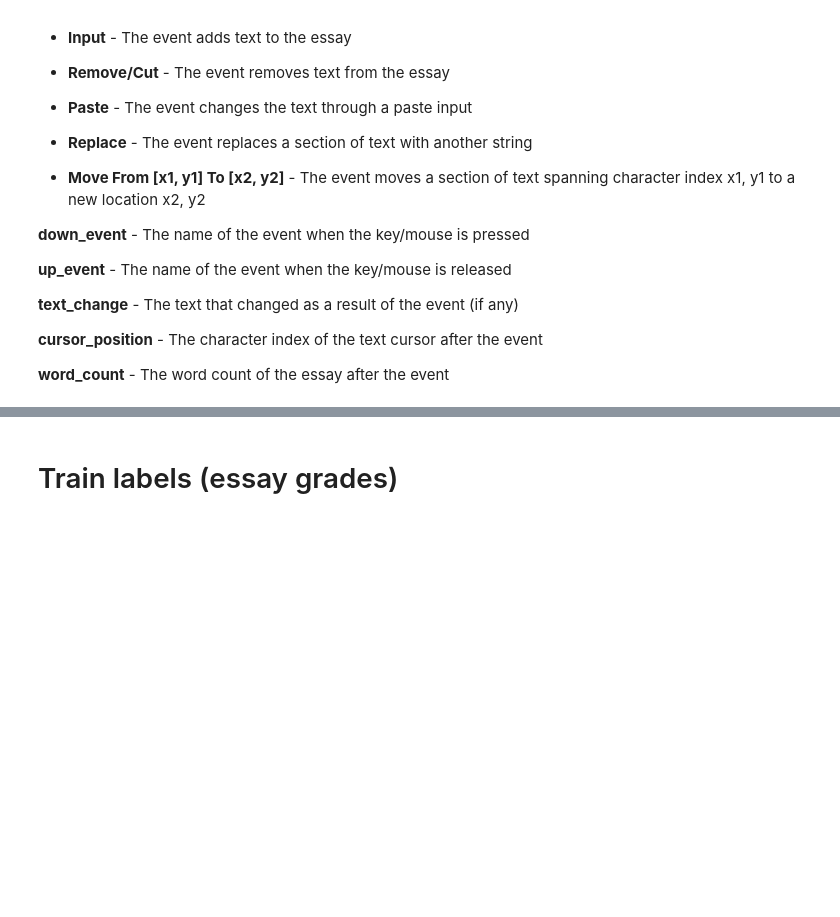
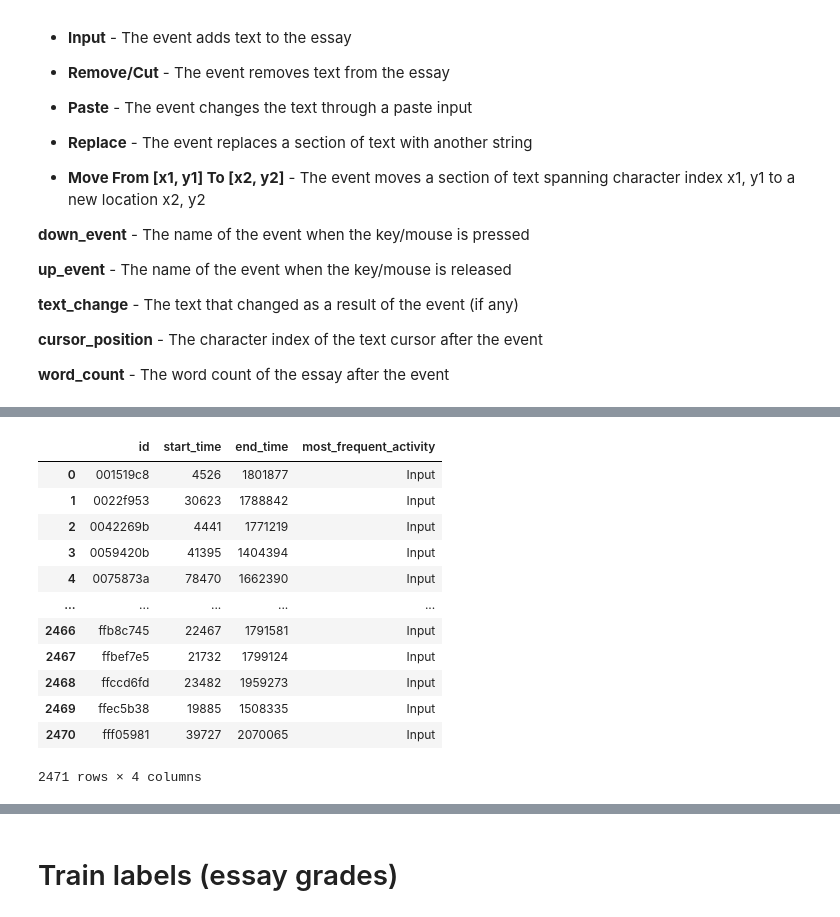
Before and after one commit to arammul/ML_project_2023_T22, a Jupyter notebook: Anastasija/Data Exploration.ipynb, the cells around one changed output, grey strips where cells are left out. Saved outputs shown, nothing was run; the diff lists cells and outputs as text; code cells hidden in the pictures; blank space fills up the shorter version.

Commit message:
added frequent activities and time between events

```diff
--- a/Anastasija/Data Exploration.ipynb
+++ b/Anastasija/Data Exploration.ipynb
@@ -133,0 +162,24 @@ df
+# %%
+# calcullating the start and end time of writing and most frequent activity
+df_freq = df_raw.groupby("id").agg({
+    'down_time': ['min', 'max'],
+    'activity': lambda x: x.value_counts().index[0]
+}).reset_index()
+# %%
+df_freq.columns = ['id', 'start_time', 'end_time', 'most_frequent_activity']
+# %%
+df_freq
+# %% [output]
+|  | id | start_time | end_time | most_frequent_activity |
+| 0 | 001519c8 | 4526 | 1801877 | Input |
+| 1 | 0022f953 | 30623 | 1788842 | Input |
+| 2 | 0042269b | 4441 | 1771219 | Input |
+| 3 | 0059420b | 41395 | 1404394 | Input |
+| 4 | 0075873a | 78470 | 1662390 | Input |
+| ... | ... | ... | ... | ... |
+| 2466 | ffb8c745 | 22467 | 1791581 | Input |
+| 2467 | ffbef7e5 | 21732 | 1799124 | Input |
+| 2468 | ffccd6fd | 23482 | 1959273 | Input |
+| 2469 | ffec5b38 | 19885 | 1508335 | Input |
+| 2470 | fff05981 | 39727 | 2070065 | Input |
+2471 rows × 4 columns
```
Also changed, not shown: parts of 8 cells of this notebook.
